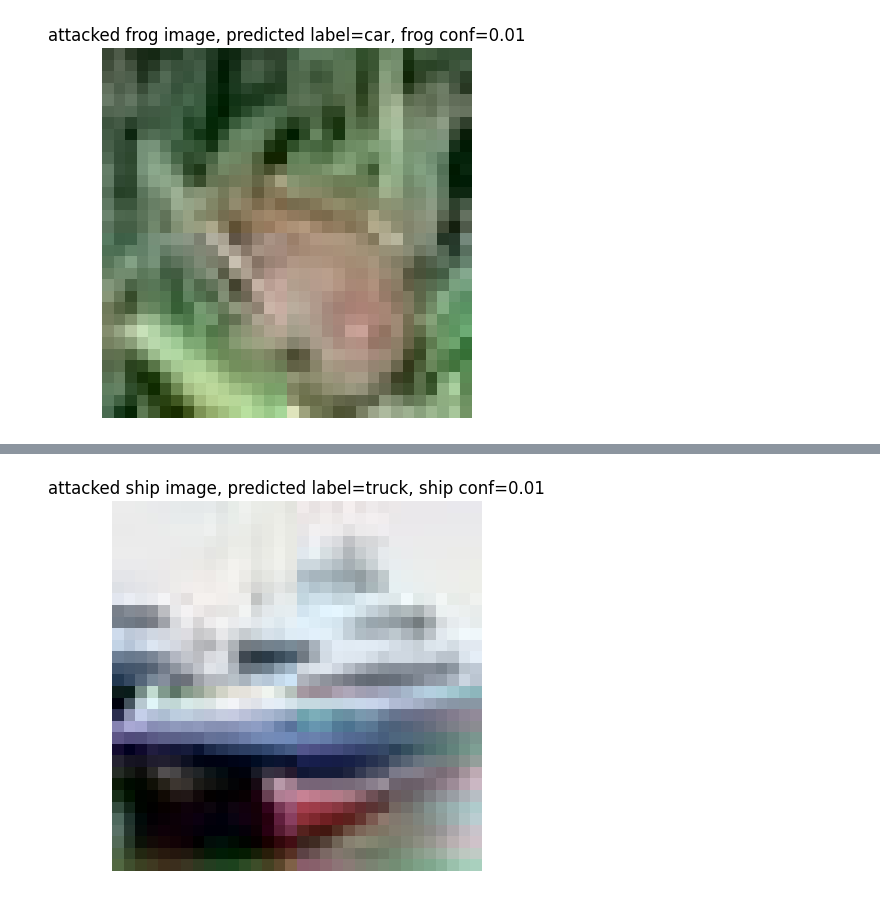
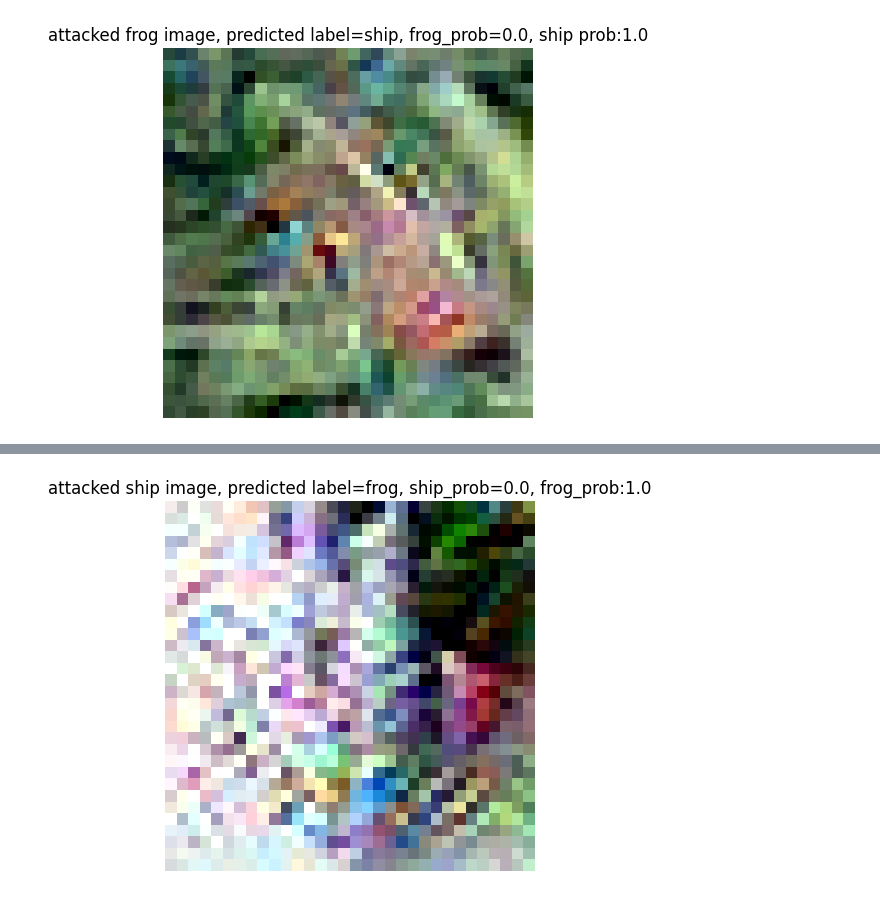
Before and after one commit to alirezasakhaei/SPML_Course2023_Homeworks, a Jupyter notebook: HW06/poisoning_example_generation.ipynb, the cells around one changed output, grey strips where cells are left out. Cells and saved outputs as stored; diff of their text form; code cells hidden in the pictures.

```diff
--- a/HW06/poisoning_example_generation.ipynb
+++ b/HW06/poisoning_example_generation.ipynb
@@ -16,8 +16,8 @@ from torch.autograd import Variable
 device = torch.device('cuda:0' if torch.cuda.is_available() else 'cpu')
 # %%
 transform = transforms.Compose(
-    [transforms.ToTensor(),
-     transforms.Normalize((0.5, 0.5, 0.5), (0.5, 0.5, 0.5))])
+    [transforms.ToTensor()])
+    #  transforms.Normalize((0.5, 0.5, 0.5), (0.5, 0.5, 0.5))])
 
 batch_size = 1024
 
@@ -139,5 +148,5 @@ plt.show()
 # %%
-def poisoning_example_generation(t, b, f, lmda=0.1, max_iters=10, beta=1):
+def poisoning_example_generation(t, b, f, lmda=0.0009, max_iters=10, beta=1):
     """
     t: target instance
     b: base instance
@@ -188,8 +197,8 @@ children = list(model.children())
 f_layers = children[:-1]
 f = nn.Sequential(*f_layers)
 
-poisoned_ship = poisoning_example_generation(frog_tensor, ship_tensor, f)
-poisoned_frog = poisoning_example_generation(ship_tensor, frog_tensor, f)
+poisoned_ship = poisoning_example_generation(frog_tensor, ship_tensor, f, max_iters=10)
+poisoned_frog = poisoning_example_generation(ship_tensor, frog_tensor, f, max_iters=10)
 
 ################
 # %%
@@ -197,23 +206,39 @@ poisoned_frog = poisoning_example_generation(ship_tensor, frog_tensor, f)
 # Show the frog and ship images
 # Evaluate model on them (compute predicted label)
 model.eval()
-pred_frog = model(poisoned_ship)
-pred_ship = model(poisoned_frog)
+pred_frog = model(poisoned_frog)
+pred_ship = model(poisoned_ship)
 
 frog_conf = pred_frog[0, 6].item()
+frog_conf_ship = pred_frog[0, 8].item()
+
 ship_conf = pred_ship[0, 8].item()
+ship_conf_frog = pred_ship[0, 6].item()
+
 
 frog_label = pred_frog.max(1)[1]
 ship_label = pred_ship.max(1)[1]
 
-plt.imshow(frog)
-plt.title(f'attacked frog image, predicted label={classes[frog_label]}, frog conf={round(frog_conf, 2)}')
+poisoned_frog_to_show = poisoned_frog.squeeze()
+poisoned_frog_to_show = poisoned_frog_to_show.permute(2, 1, 0)
+poisoned_frog_to_show = poisoned_frog_to_show.cpu()
+poisoned_frog_to_show = poisoned_frog_to_show.detach()
+poisoned_frog_to_show = poisoned_frog_to_show.numpy()
+plt.imshow(poisoned_frog_to_show)
+plt.title(f'attacked frog image, predicted label={classes[frog_label]}, frog_prob={round(frog_conf, 8)}, ship prob:{round(frog_conf_ship, 8)}')
 plt.axis(False)
 plt.show()
 
-plt.imshow(ship)
-plt.title(f'attacked ship image, predicted label={classes[ship_label]}, ship conf={round(ship_conf, 2)}')
+poisoned_ship_to_show = poisoned_ship.squeeze()
+poisoned_ship_to_show = poisoned_ship_to_show.permute(2, 1, 0)
+poisoned_ship_to_show = poisoned_ship_to_show.cpu()
+poisoned_ship_to_show = poisoned_ship_to_show.detach()
+poisoned_ship_to_show = poisoned_ship_to_show.numpy()
+plt.imshow(poisoned_ship_to_show)
+plt.title(f'attacked ship image, predicted label={classes[ship_label]}, ship_prob={round(ship_conf, 8)}, frog_prob:{round(ship_conf_frog, 15)}')
 plt.axis(False)
 plt.show()
+
+
 ################
 # %% [output]
@@ -220 +246 @@ plt.show()
-[figure, old version]
+[figure, new version]
@@ -221 +248 @@ plt.show()
-[figure, old version]
+[figure, new version]
```
Also changed, not shown: parts of 5 cells of this notebook.
